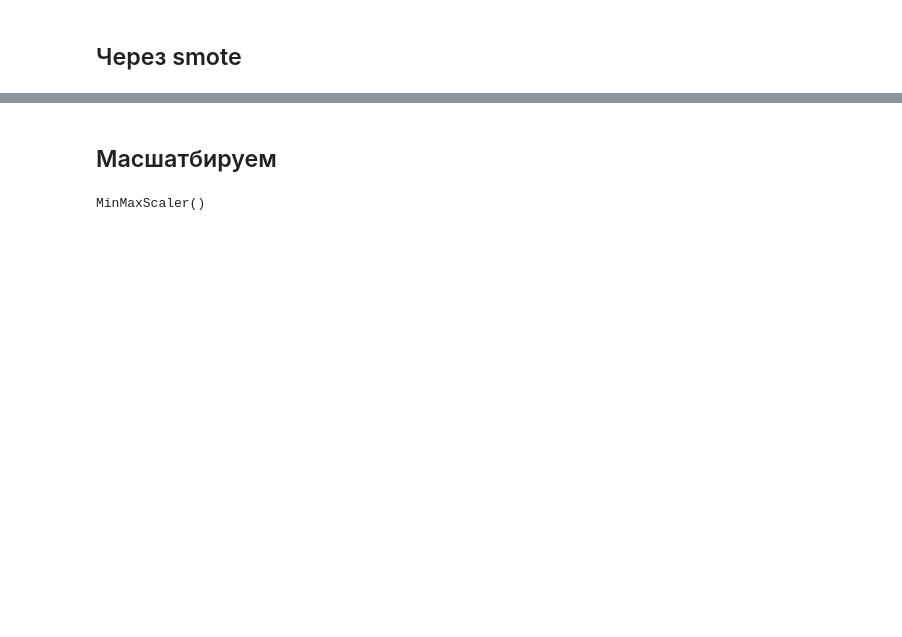
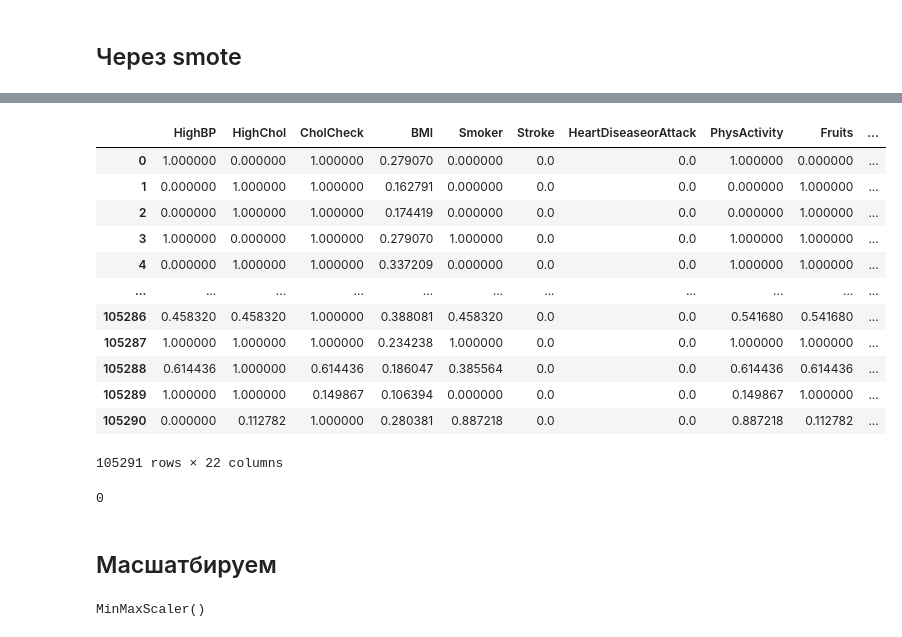
Before and after one commit to BallBoychick/ML, a Jupyter notebook: Preprocessing_data.ipynb, the cells around one changed output, grey strips where cells are left out. Drawn from its saved outputs; the diff is of its cells as text; code cells hidden in the pictures; blank space fills up the shorter version.

```diff
--- a/Preprocessing_data.ipynb
+++ b/Preprocessing_data.ipynb
@@ -146,0 +237,20 @@ Name: Diabetes_012, dtype: int64
+# %%
+balanced_scaler_dataset
+# %% [output]
+|  | HighBP | HighChol | CholCheck | BMI | Smoker | Stroke | HeartDiseaseorAttack | PhysActivity | Fruits | ... |
+| 0 | 1.000000 | 0.000000 | 1.000000 | 0.279070 | 0.000000 | 0.0 | 0.0 | 1.000000 | 0.000000 | ... |
+| 1 | 0.000000 | 1.000000 | 1.000000 | 0.162791 | 0.000000 | 0.0 | 0.0 | 0.000000 | 1.000000 | ... |
+| 2 | 0.000000 | 1.000000 | 1.000000 | 0.174419 | 0.000000 | 0.0 | 0.0 | 0.000000 | 1.000000 | ... |
+| 3 | 1.000000 | 0.000000 | 1.000000 | 0.279070 | 1.000000 | 0.0 | 0.0 | 1.000000 | 1.000000 | ... |
+| 4 | 0.000000 | 1.000000 | 1.000000 | 0.337209 | 0.000000 | 0.0 | 0.0 | 1.000000 | 1.000000 | ... |
+| ... | ... | ... | ... | ... | ... | ... | ... | ... | ... | ... |
+| 105286 | 0.458320 | 0.458320 | 1.000000 | 0.388081 | 0.458320 | 0.0 | 0.0 | 0.541680 | 0.541680 | ... |
+| 105287 | 1.000000 | 1.000000 | 1.000000 | 0.234238 | 1.000000 | 0.0 | 0.0 | 1.000000 | 1.000000 | ... |
+| 105288 | 0.614436 | 1.000000 | 0.614436 | 0.186047 | 0.385564 | 0.0 | 0.0 | 0.614436 | 0.614436 | ... |
+| 105289 | 1.000000 | 1.000000 | 0.149867 | 0.106394 | 0.000000 | 0.0 | 0.0 | 0.149867 | 1.000000 | ... |
+| 105290 | 0.000000 | 0.112782 | 1.000000 | 0.280381 | 0.887218 | 0.0 | 0.0 | 0.887218 | 0.112782 | ... |
+105291 rows × 22 columns
+# %%
+balanced_scaler_dataset.isnull().sum().sum()
+# %% [output]
+0
```
Also changed, not shown: parts of 62 cells of this notebook, 3 other files.
